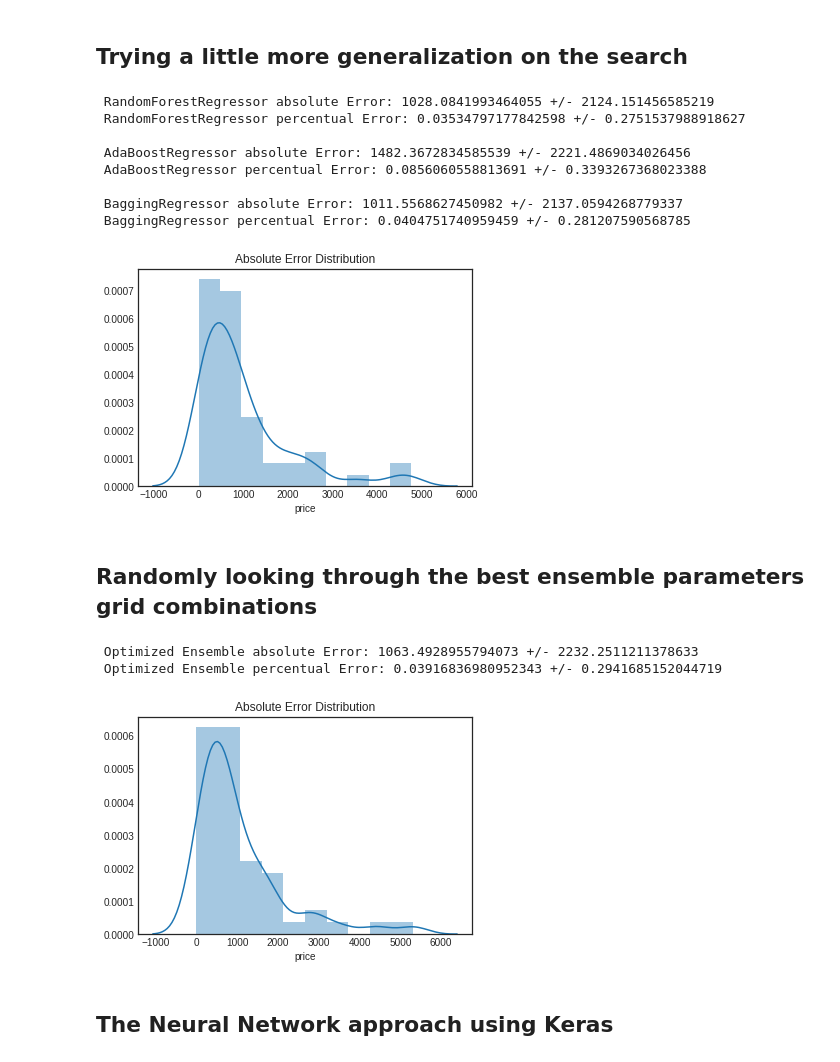
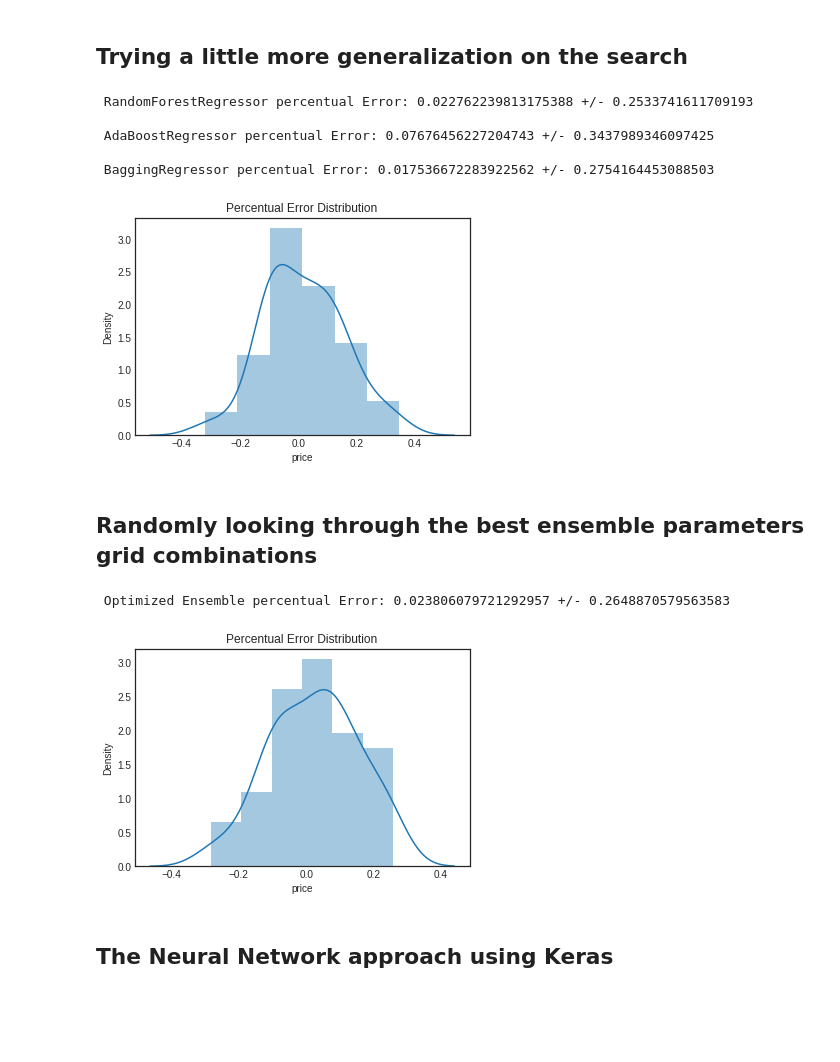
Before and after one commit to LeoFernanndes/portfolio, a Jupyter notebook: Regression_Optimization_Review.ipynb, the cells around one changed output. Cells and saved outputs as stored; diff of their text form; code cells hidden in the pictures; blank space fills up the shorter version.

```diff
--- a/Regression_Optimization_Review.ipynb
+++ b/Regression_Optimization_Review.ipynb
@@ -304,63 +327,58 @@ for model in models:
   pred = model.predict(X_test)
   error = np.sqrt((pred - y_test)**2)
   error2 = (pred - y_test) / y_test
-  print(" {} absolute Error: {} +/- {}".format(str(model).split("(")[0], error.mean(), 2 * error.std()))
   print(" {} percentual Error: {} +/- {}".format(str(model).split("(")[0], error2.mean(), 2 * error2.std()))
   print("")
 
-
-plt.title("Absolute Error Distribution")
-sns.distplot(error)
+plt.title("Percentual Error Distribution")
+sns.distplot(error2)
 plt.show()
 
 error_ensemble_regressor = error
+error_ensemble_regressor2 = error2
 # %% [output]
- RandomForestRegressor absolute Error: 1028.0841993464055 +/- 2124.151456585219
- RandomForestRegressor percentual Error: 0.03534797177842598 +/- 0.2751537988918627
+ RandomForestRegressor percentual Error: 0.022762239813175388 +/- 0.2533741611709193
 
- AdaBoostRegressor absolute Error: 1482.3672834585539 +/- 2221.4869034026456
- AdaBoostRegressor percentual Error: 0.0856060558813691 +/- 0.3393267368023388
+ AdaBoostRegressor percentual Error: 0.07676456227204743 +/- 0.3437989346097425
 
- BaggingRegressor absolute Error: 1011.5568627450982 +/- 2137.0594268779337
- BaggingRegressor percentual Error: 0.0404751740959459 +/- 0.281207590568785
+ BaggingRegressor percentual Error: 0.017536672283922562 +/- 0.2754164453088503
-[figure, old version]
+[figure, new version]
 # %% [markdown]
 ## Randomly looking through the best ensemble parameters grid combinations
 # %%
 from sklearn.model_selection import KFold
 from sklearn.model_selection import RandomizedSearchCV
 from sklearn.model_selection import GridSearchCV
 
 
 model = RandomForestRegressor()
 fold = KFold(n_splits=5, shuffle=True)
 
 param = {"n_estimators": np.arange(100, 1000, 100),
          "max_depth": np.arange(1, 17),
          "criterion": ["mse", "mae"]}
 
 search = RandomizedSearchCV(model, param_distributions=param, scoring="neg_mean_absolute_error", cv=fold, n_jobs=-1)
 search.fit(X_val, y_val)
 
 
 model = search.best_estimator_
 model.fit(X_val, y_val)
 pred = model.predict(X_test)
 error = np.sqrt((pred - y_test)**2)
 error2 = (pred - y_test) / y_test
-print(" {} absolute Error: {} +/- {}".format("Optimized Ensemble", error.mean(), 2 * error.std()))
 print(" {} percentual Error: {} +/- {}".format("Optimized Ensemble", error2.mean(), 2 * error2.std()))
 print("")
 
-plt.title("Absolute Error Distribution")
-sns.distplot(error)
+plt.title("Percentual Error Distribution")
+sns.distplot(error2)
 plt.show()
 
 error_optimized_ensemble_regressor = error
+error_optimized_ensemble_regressor2 = error2
 # %% [output]
- Optimized Ensemble absolute Error: 1063.4928955794073 +/- 2232.2511211378633
- Optimized Ensemble percentual Error: 0.03916836980952343 +/- 0.2941685152044719
+ Optimized Ensemble percentual Error: 0.023806079721292957 +/- 0.2648870579563583
-[figure, old version]
+[figure, new version]
 # %% [markdown]
 ## The Neural Network approach using Keras
 # %%
```
Also changed, not shown: parts of 19 cells of this notebook.
